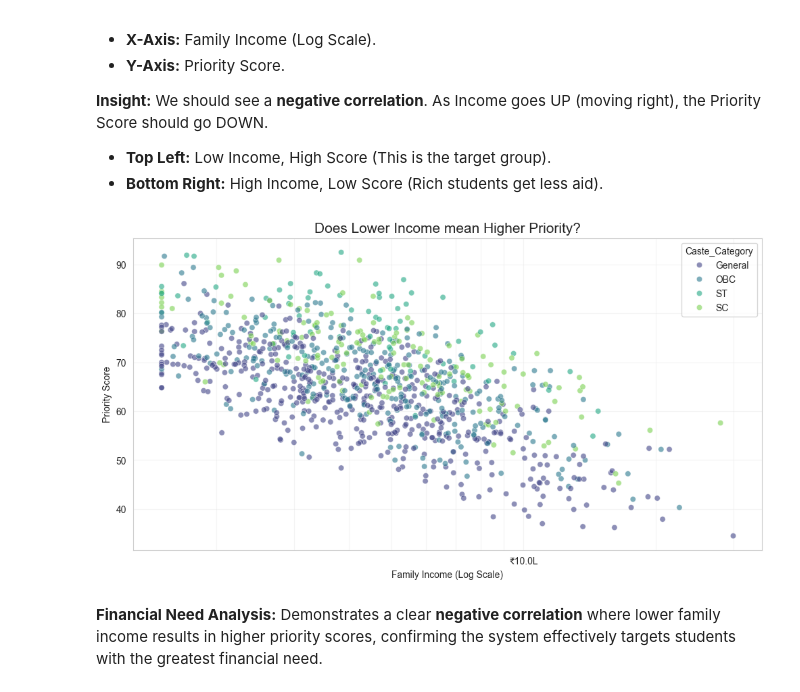
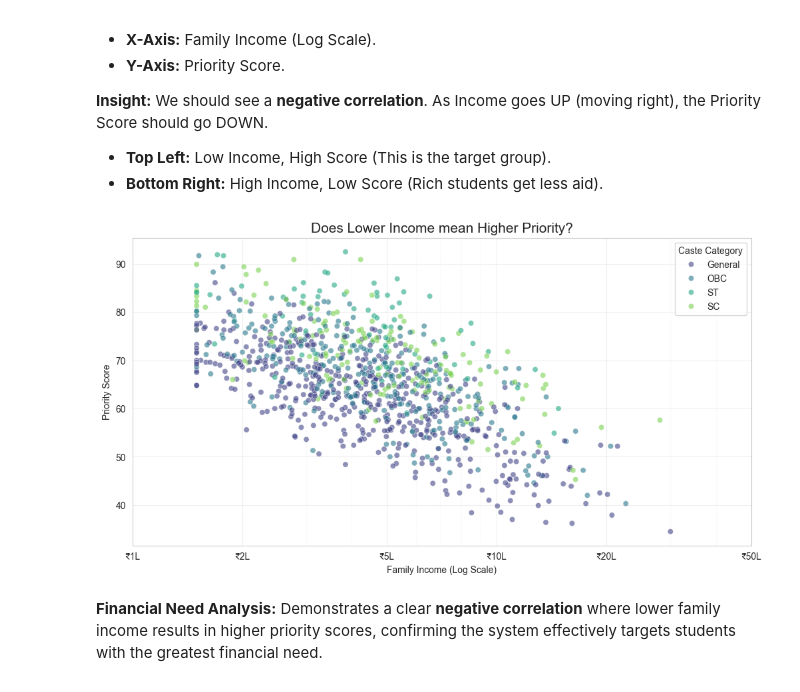
Before and after one commit to rsp45/Scholarship-Predictor-System, a Jupyter notebook: notebooks/2_eda.ipynb, the cells around one changed output. Cells and saved outputs as stored; diff of their text form; code cells hidden in the pictures.

```diff
--- a/notebooks/2_eda.ipynb
+++ b/notebooks/2_eda.ipynb
@@ -77,31 +77,37 @@ We should see a **negative correlation**. As Income goes UP (moving right), the
 * **Top Left:** Low Income, High Score (This is the target group).
 * **Bottom Right:** High Income, Low Score (Rich students get less aid).
 # %%
-
 # 3. Financial Need Analysis
 
 plt.figure(figsize=(12, 6))
 
 # Plot Income vs Score
-# We use Log Scale for Income because 20L is huge compared to 2L
 sns.scatterplot(data=df, x='Family_Income', y='Scholarship_Priority_Score',
                 hue='Caste_Category', alpha=0.6, palette='viridis')
 
+# 1. Set Log Scale
 plt.xscale('log')
+
+# 2. FIX: Explicitly define the values you want to see
+# We define the raw numbers and the formatted text labels for them
+income_values = [100000, 200000, 500000, 1000000, 2000000, 5000000]
+income_labels = ['₹1L', '₹2L', '₹5L', '₹10L', '₹20L', '₹50L']
+
+# 3. Apply the ticks and labels directly
+plt.xticks(income_values, income_labels)
+
+# 4. Final Formatting
 plt.title('Does Lower Income mean Higher Priority?', fontsize=15)
 plt.xlabel('Family Income (Log Scale)')
 plt.ylabel('Priority Score')
-plt.grid(True, which="both", ls="-", alpha=0.2)
 
-# Formatter to make x-axis readable (e.g., 500k instead of 5*10^5)
-from matplotlib.ticker import FuncFormatter
-def lakhs(x, pos):
-    return '₹%1.1fL' % (x * 1e-5)
-
-plt.gca().xaxis.set_major_formatter(FuncFormatter(lakhs))
+# Use a lighter grid so it doesn't distract from the points
+plt.grid(True, which="major", ls="-", alpha=0.3)
+plt.grid(True, which="minor", ls="--", alpha=0.1)
+plt.legend(title='Caste Category')
 plt.show()
 # %% [output]
-[figure, old version]
+[figure, new version]
 # %% [markdown]
 **Financial Need Analysis:**
 Demonstrates a clear **negative correlation** where lower family income results in higher priority scores, confirming the system effectively targets students with the greatest financial need.
```
Also changed, not shown: parts of 2 cells of this notebook.
